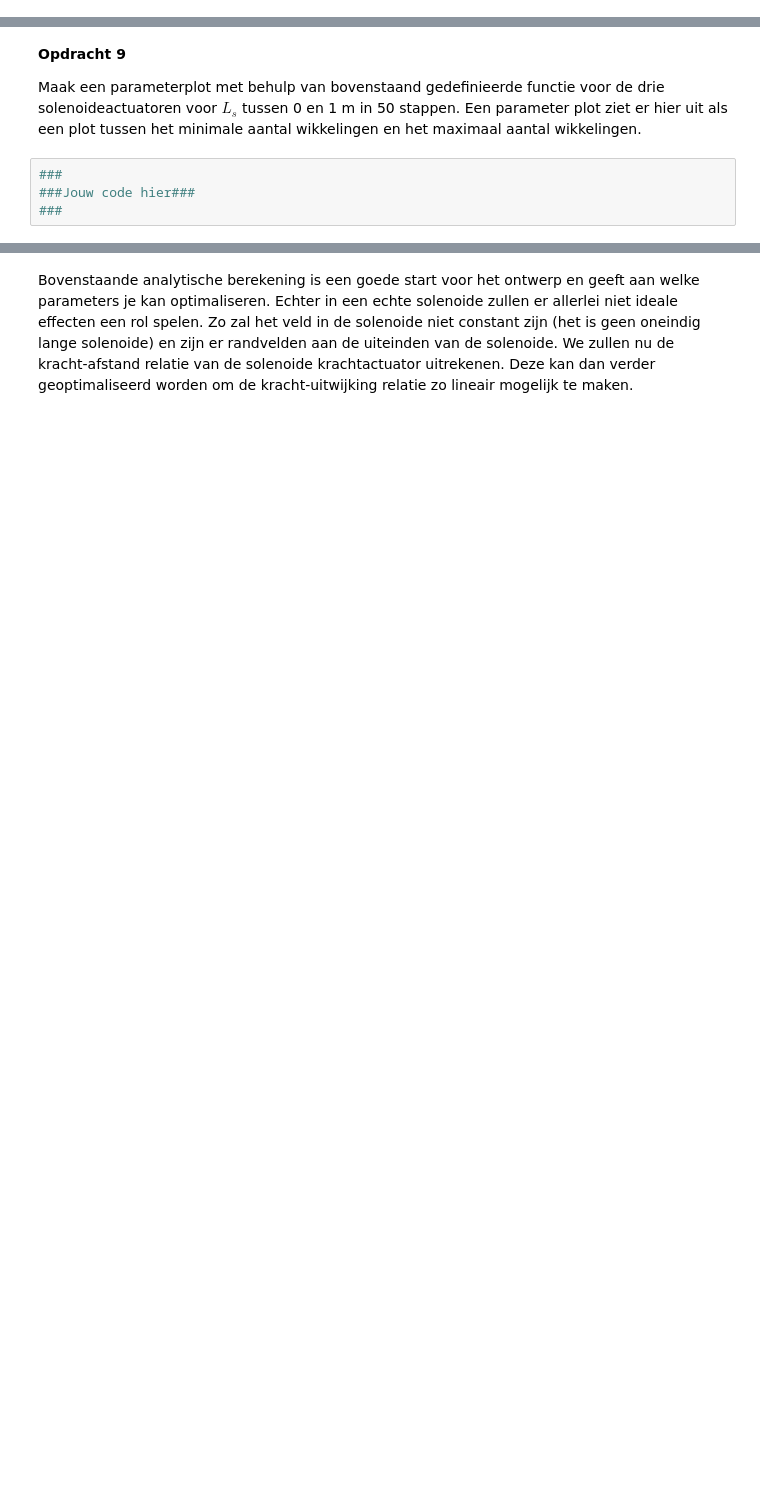
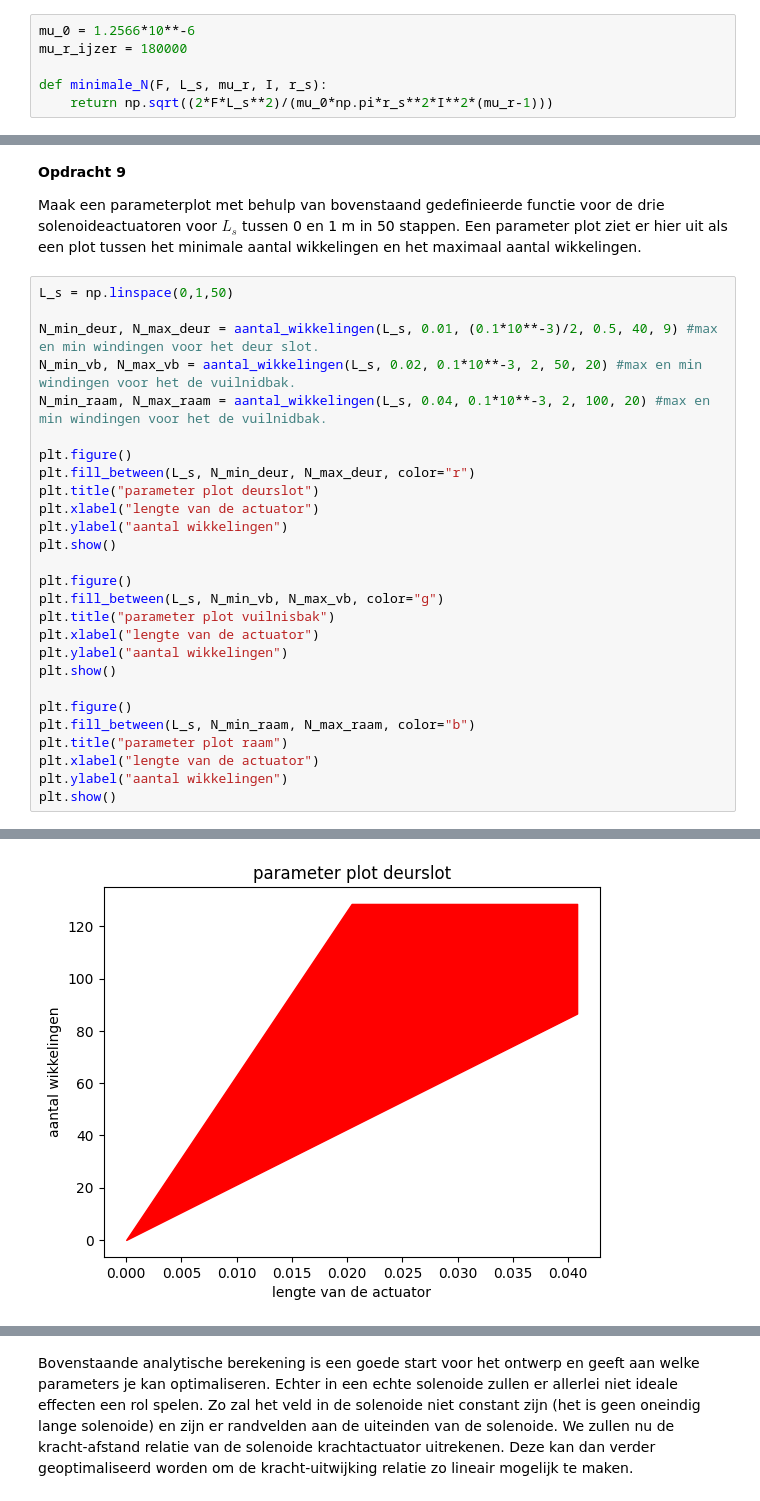
Before and after one commit to TomVerme/opdrachten-DEF-D, a Jupyter notebook: DigitaleOntwerpopdrachten/1CondensatorOpdracht/2KrachtactuatorOpdracht/KrachtactuatorOpdracht.ipynb, the cells around one changed output, grey strips where cells are left out. Drawn from its saved outputs; the diff is of its cells as text; blank space fills up the shorter version.

```diff
--- a/DigitaleOntwerpopdrachten/1CondensatorOpdracht/2KrachtactuatorOpdracht/KrachtactuatorOpdracht.ipynb
+++ b/DigitaleOntwerpopdrachten/1CondensatorOpdracht/2KrachtactuatorOpdracht/KrachtactuatorOpdracht.ipynb
@@ -127,3 +149,9 @@ Plaats hier een png met jullie afleiding.
+# %%
+mu_0 = 1.2566*10**-6
+mu_r_ijzer = 180000
+
+def minimale_N(F, L_s, mu_r, I, r_s):
+    return np.sqrt((2*F*L_s**2)/(mu_0*np.pi*r_s**2*I**2*(mu_r-1)))
 # %% [markdown]
 We gaan nu de ontwerpvrijheid verkennen. Gegeven de materiaalparameters en de eigenschappen van de stroombron kunnen we de verhouding tussen de lengte en de straal van de solenoide kiezen.
 
@@ -174,6 +204,30 @@ Text(0, 0.5, 'y')
 
 Maak een parameterplot met behulp van bovenstaand gedefinieerde functie voor de drie solenoideactuatoren voor $L_s$ tussen 0 en 1 m in 50 stappen. Een parameter plot ziet er hier uit als een plot tussen het minimale aantal wikkelingen en het maximaal aantal wikkelingen.
 # %%
-###
-###Jouw code hier###
-###
+L_s = np.linspace(0,1,50)
+
+N_min_deur, N_max_deur = aantal_wikkelingen(L_s, 0.01, (0.1*10**-3)/2, 0.5, 40, 9) #max en min windingen voor het deur slot.
+N_min_vb, N_max_vb = aantal_wikkelingen(L_s, 0.02, 0.1*10**-3, 2, 50, 20) #max en min windingen voor het de vuilnidbak.
+N_min_raam, N_max_raam = aantal_wikkelingen(L_s, 0.04, 0.1*10**-3, 2, 100, 20) #max en min windingen voor het de vuilnidbak.
+
+plt.figure()
+plt.fill_between(L_s, N_min_deur, N_max_deur, color="r")
+plt.title("parameter plot deurslot")
+plt.xlabel("lengte van de actuator")
+plt.ylabel("aantal wikkelingen")
+plt.show()
+
+plt.figure()
+plt.fill_between(L_s, N_min_vb, N_max_vb, color="g")
+plt.title("parameter plot vuilnisbak")
+plt.xlabel("lengte van de actuator")
+plt.ylabel("aantal wikkelingen")
+plt.show()
+
+plt.figure()
+plt.fill_between(L_s, N_min_raam, N_max_raam, color="b")
+plt.title("parameter plot raam")
+plt.xlabel("lengte van de actuator")
+plt.ylabel("aantal wikkelingen")
+plt.show()
+# %% [output]
@@ -179,0 +237 @@ Maak een parameterplot met behulp van bovenstaand gedefinieerde functie voor de
+[figure, added]
```
Also changed, not shown: parts of 20 cells of this notebook, 5 other files.
